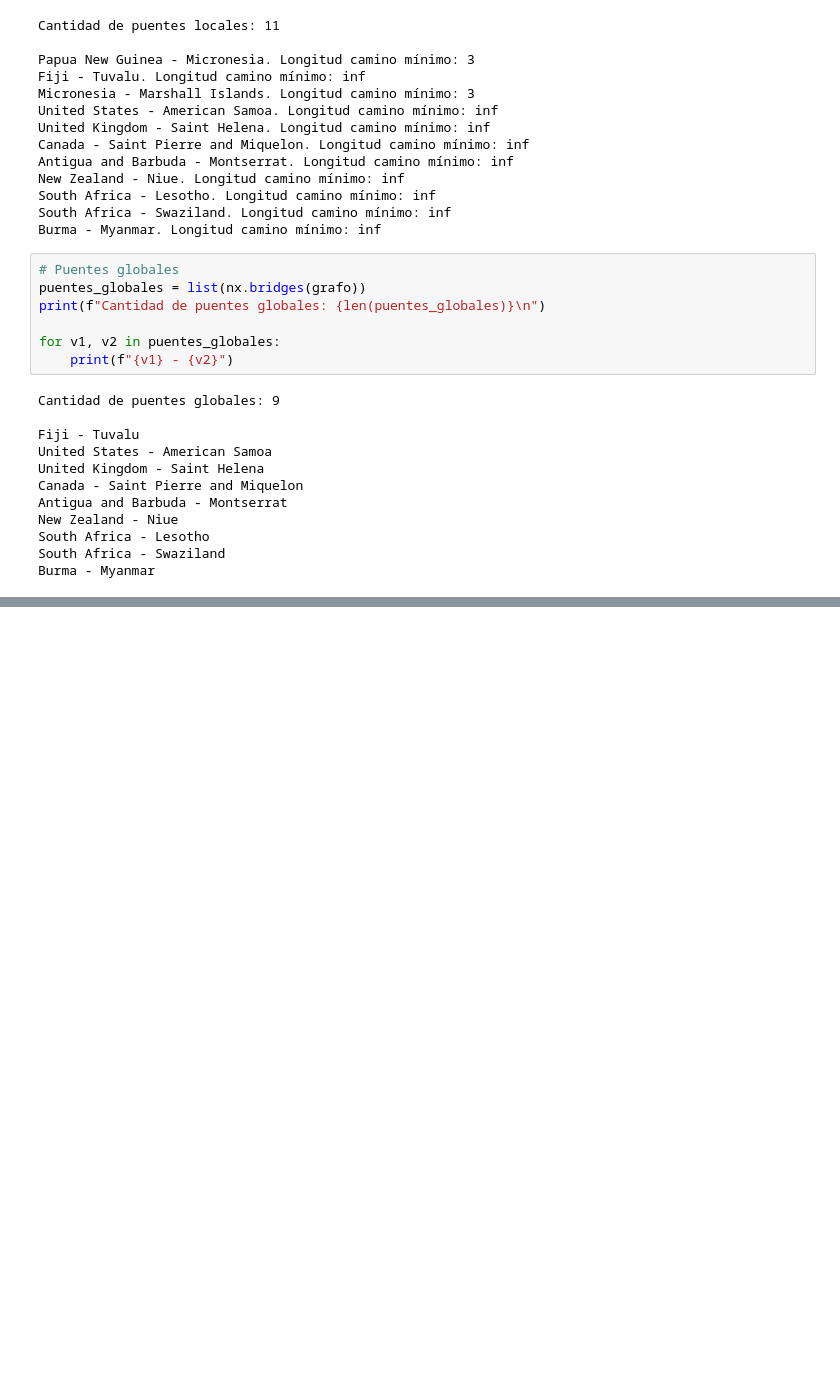
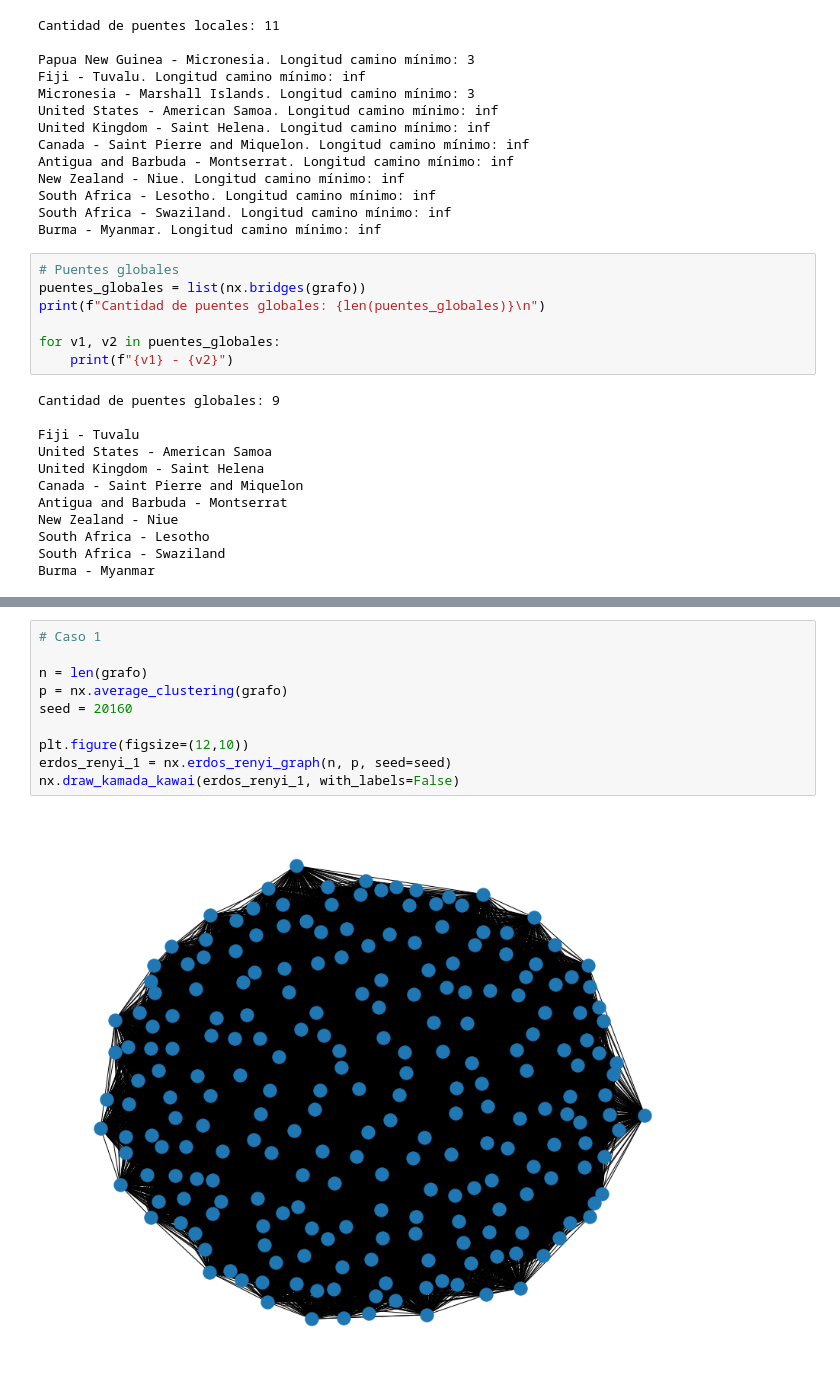
Before and after one commit to guidobotta/TDA2-TP1, a Jupyter notebook: P1_TDA2.ipynb, the cells around one changed output, grey strips where cells are left out. Cells and saved outputs as stored; diff of their text form; blank space fills up the shorter version.

```diff
--- a/P1_TDA2.ipynb
+++ b/P1_TDA2.ipynb
@@ -373,0 +493,12 @@ clutering_promedio: 0.25422286463371735
+# %%
+# Caso 1
+
+n = len(grafo)
+p = nx.average_clustering(grafo)
+seed = 20160
+
+plt.figure(figsize=(12,10))
+erdos_renyi_1 = nx.erdos_renyi_graph(n, p, seed=seed)
+nx.draw_kamada_kawai(erdos_renyi_1, with_labels=False)
+# %% [output]
+[figure, added]
```
Also changed, not shown: parts of 63 cells of this notebook, 13 other files.
